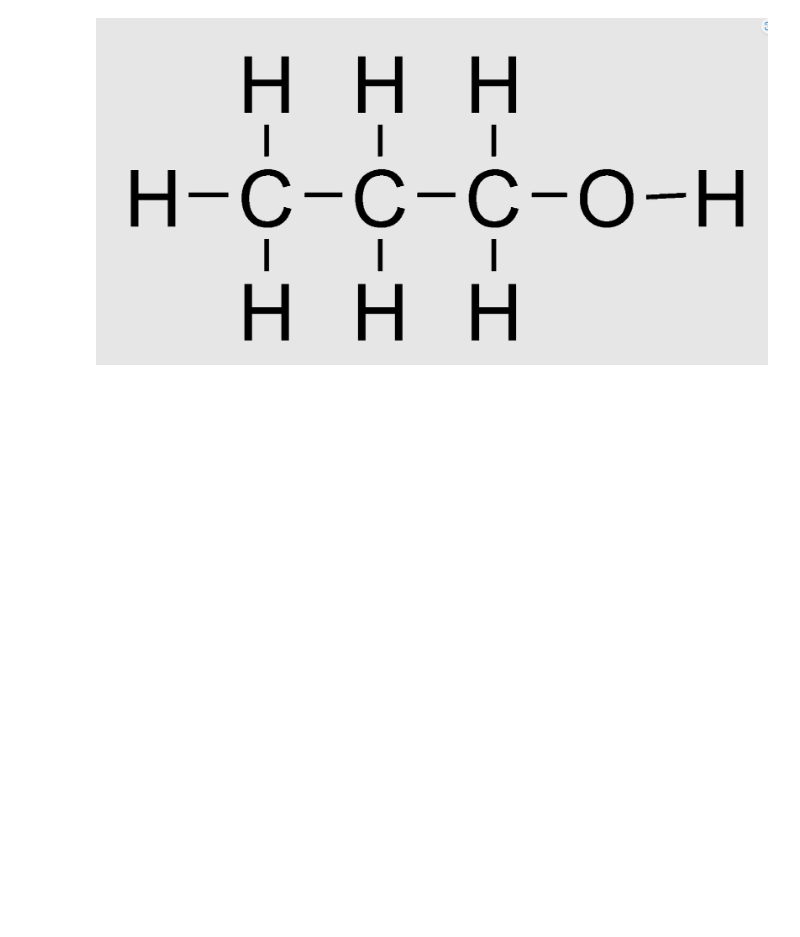
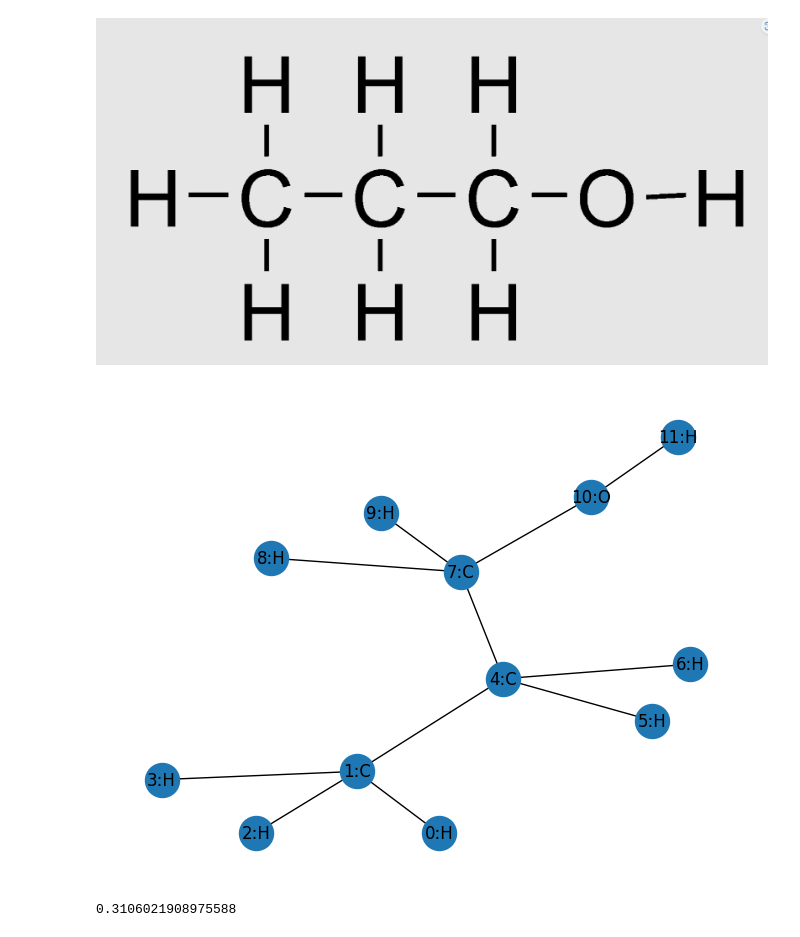
Before and after one commit to E1250/udl-ref, a Jupyter notebook: ch13/13_2_Graph_Classification.ipynb, the cells around one changed output. Drawn from its saved outputs; the diff is of its cells as text; code cells hidden in the pictures; blank space fills up the shorter version.

```diff
--- a/ch13/13_2_Graph_Classification.ipynb
+++ b/ch13/13_2_Graph_Classification.ipynb
@@ -173,3 +173,20 @@ TODO -- encode the adjacency matrix and node matrix for propanol and run the net
 Propanol structure can be found [here](https://upload.wikimedia.org/wikipedia/commons/b/b8/Propanol_flat_structure.png).
 # %% [markdown]
 ![image.png](embedded-picture-1)
+# %%
+G = nx.Graph()
+G.add_edge('0:H','1:C')
+G.add_edge('2:H','1:C')
+G.add_edge('3:H','1:C')
+G.add_edge('1:C','4:C')
+G.add_edge('5:H','4:C')
+G.add_edge('6:H','4:C')
+G.add_edge('7:C','4:C')
+G.add_edge('7:C','8:H')
+G.add_edge('7:C','9:H')
+G.add_edge('7:C','10:O')
+G.add_edge('10:O','11:H')
+nx.draw(G, nx.spring_layout(G, seed = 0), with_labels=True, node_size=600)
+plt.show()
+# %% [output]
+[figure, added]
@@ -175,0 +221,5 @@ Propanol structure can be found [here](https://upload.wikimedia.org/wikipedia/co
+# %%
+f = graph_neural_network(A,X, Omega0, beta0, Omega1, beta1, Omega2, beta2, omega3, beta3)
+print(f[0,0])
+# %% [output]
+0.3106021908975588
```
Also changed, not shown: parts of 3 cells of this notebook.
